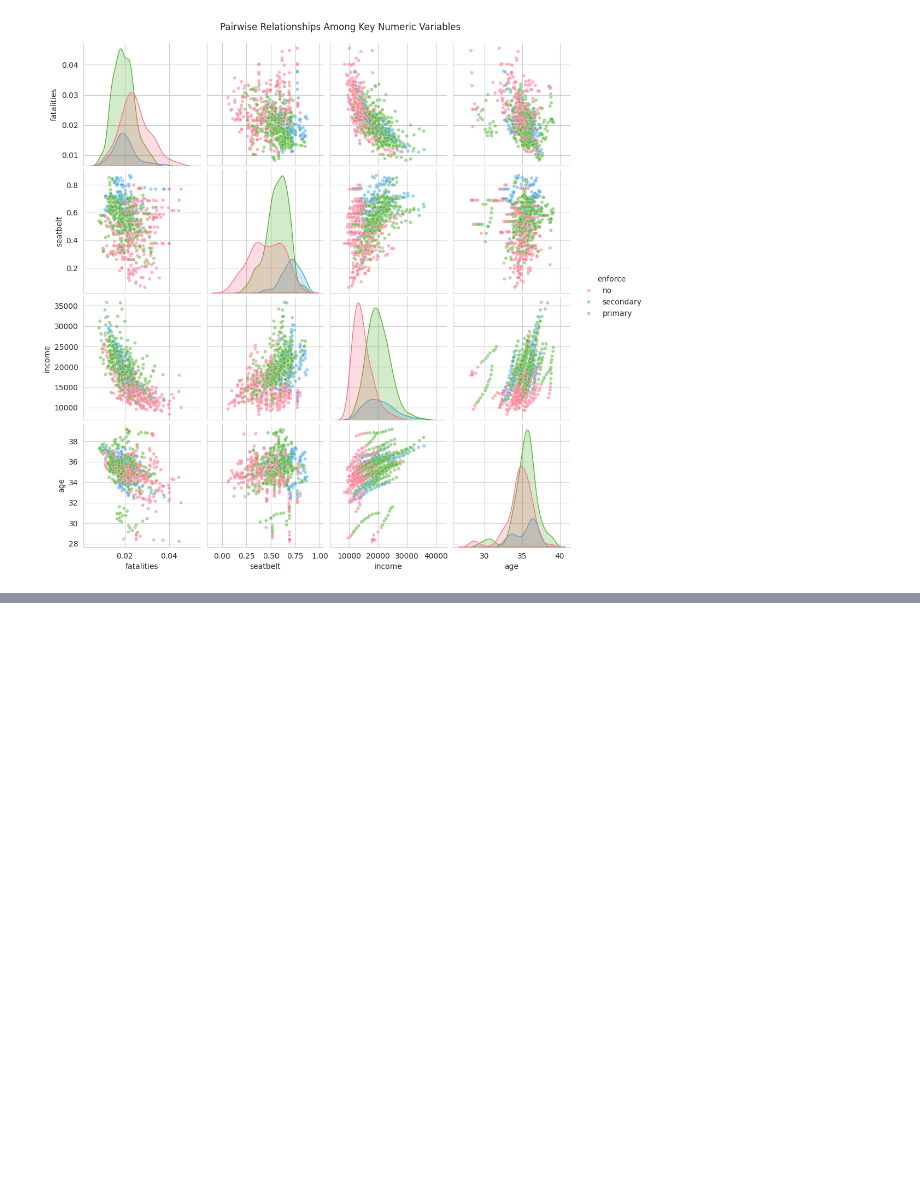
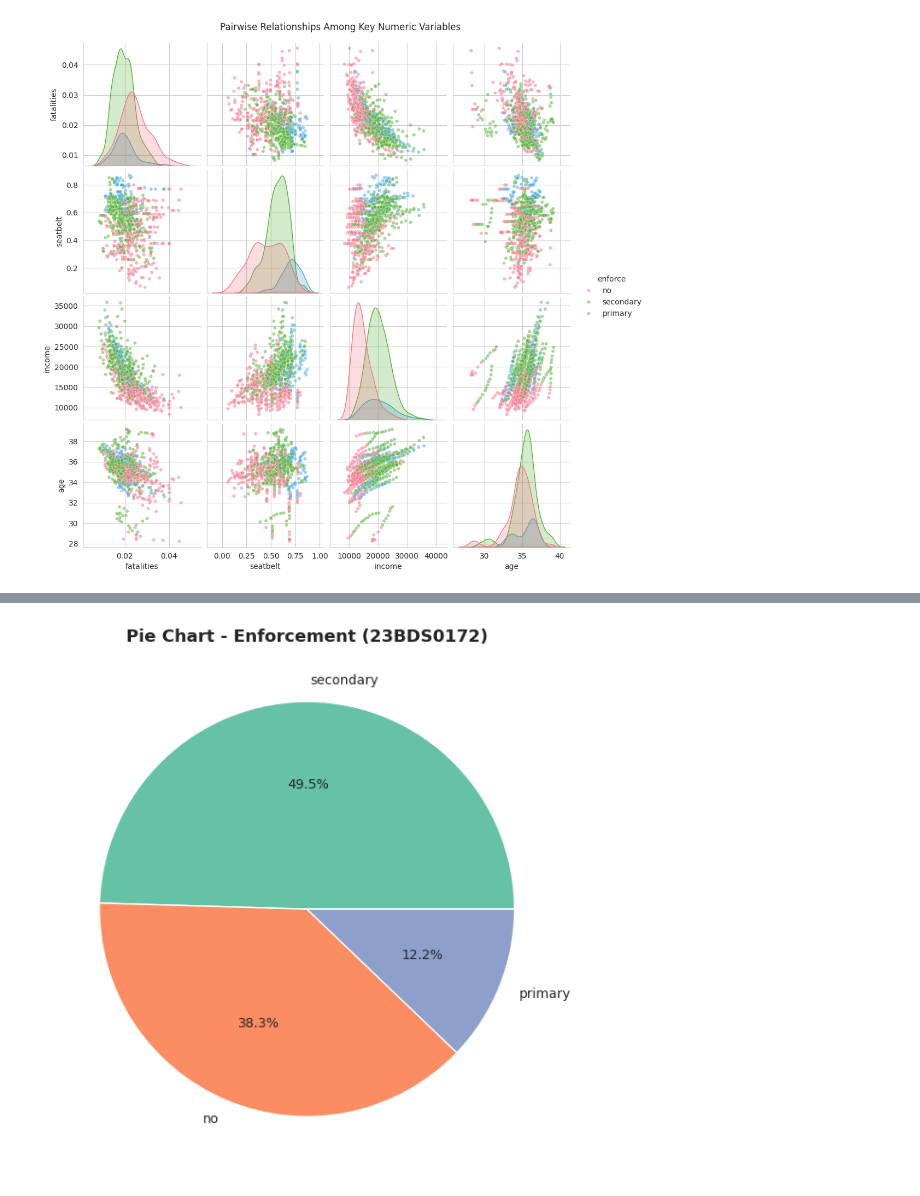
Before and after one commit to Udit587/UditVashisht-EDA-Project, a Jupyter notebook: Phase1_EDA_USSeatBelts.ipynb, the cells around one changed output, grey strips where cells are left out. Saved outputs shown, nothing was run; the diff lists cells and outputs as text; code cells hidden in the pictures; blank space fills up the shorter version.

```diff
--- a/Phase1_EDA_USSeatBelts.ipynb
+++ b/Phase1_EDA_USSeatBelts.ipynb
@@ -506,0 +593,9 @@ climbed fastest in states with stronger (`primary`) enforcement laws.
+# %%
+freq_table = df["enforce"].value_counts()
+rel_freq = df["enforce"].value_counts(normalize=True)
+
+print("Frequency table:")
+print(freq_table)
+print()
+print("Relative frequency table:")
+print(rel_freq.round(4))
@@ -506,0 +616,9 @@ climbed fastest in states with stronger (`primary`) enforcement laws.
+# %%
+fig, ax = plt.subplots(figsize=(6, 6))
+ax.pie(freq_table.values, labels=freq_table.index, autopct="%1.1f%%",
+       colors=sns.color_palette("Set2"))
+ax.set_title(f"Pie Chart - Enforcement ({REG_NO})")
+plt.tight_layout()
+plt.show()
+# %% [output]
+[figure, added]
```
Also changed, not shown: parts of 98 cells of this notebook.
